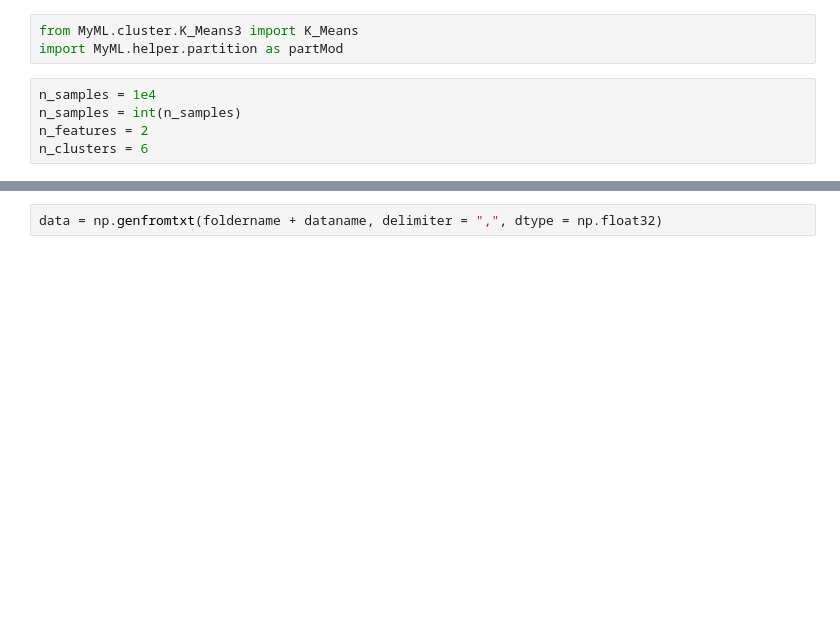
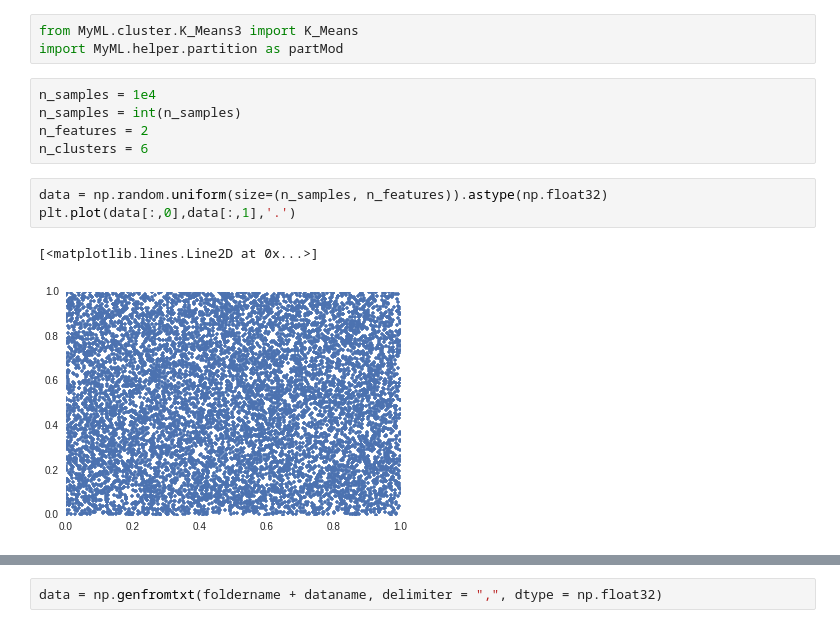
Before and after one commit to diogo-aos/QCThesis, a Jupyter notebook: notebooks/Separate test units.ipynb, the cells around one changed output, grey strips where cells are left out. Saved outputs shown, nothing was run; the diff lists cells and outputs as text; blank space fills up the shorter version.

```diff
--- a/notebooks/Separate test units.ipynb
+++ b/notebooks/Separate test units.ipynb
@@ -14,6 +14,12 @@ n_samples = 1e4
 n_samples = int(n_samples)
 n_features = 2
 n_clusters = 6
+# %%
+data = np.random.uniform(size=(n_samples, n_features)).astype(np.float32)
+plt.plot(data[:,0],data[:,1],'.')
+# %% [output]
+[<matplotlib.lines.Line2D at 0x...>]
+[figure, added]
 # %%
 g1 = np.random.normal(loc=(0,0), scale=1, size=(n_samples/n_clusters, n_features))
 g2 = np.random.normal(loc=(10,5), scale=0.5, size=(n_samples/n_clusters, n_features))
```
Also changed, not shown: parts of 82 cells of this notebook, 51 other files.
